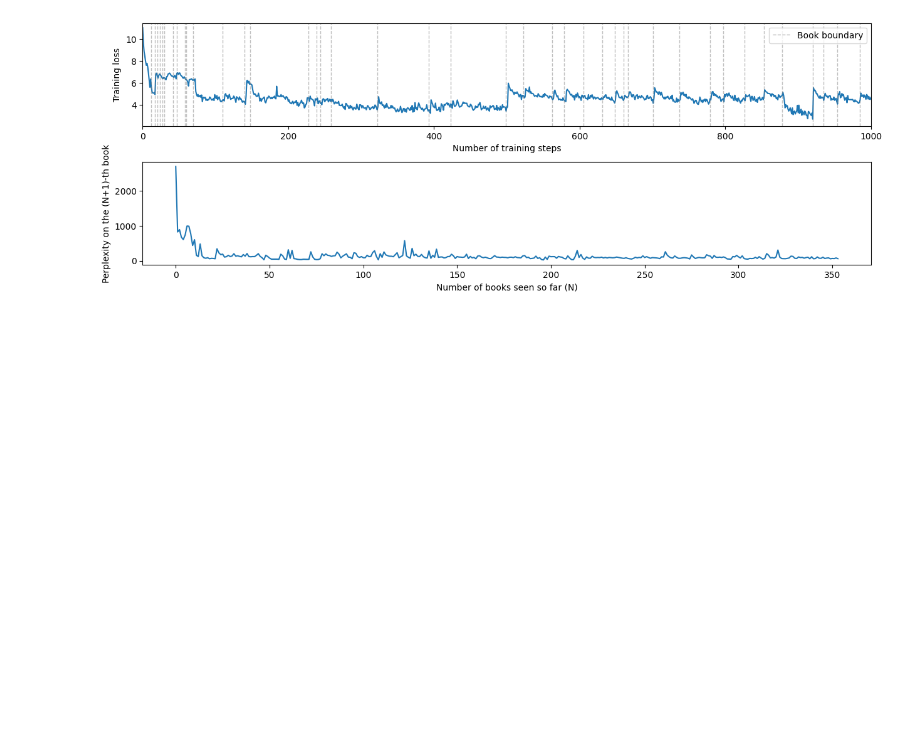
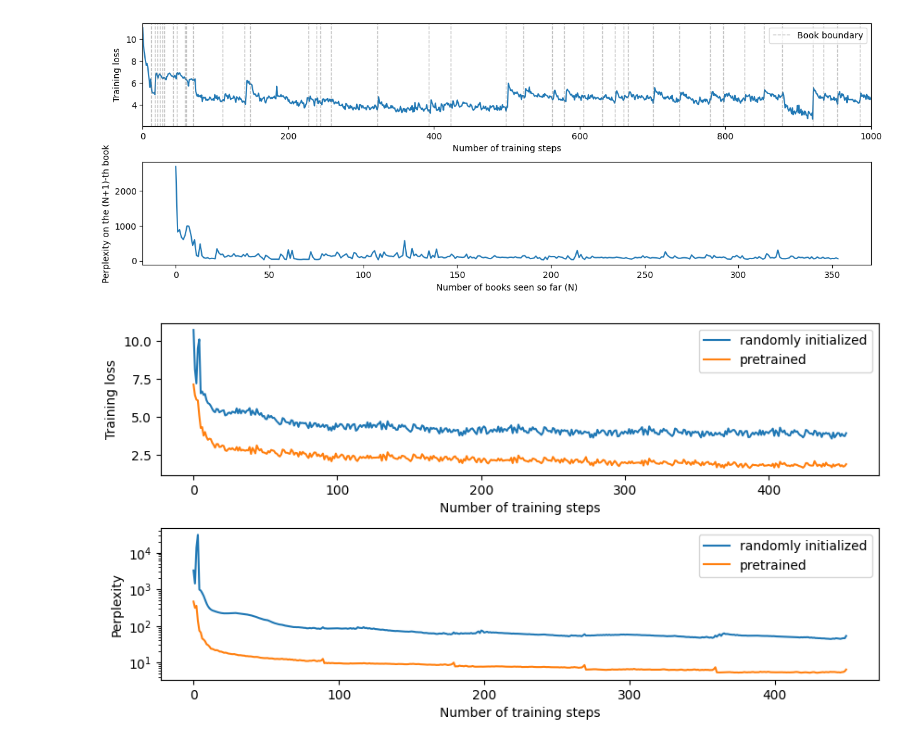
Before and after one commit to Laknath1996/RAG-exps, a Jupyter notebook: src/figures.ipynb, the cells around one changed output. Saved outputs shown, nothing was run; the diff lists cells and outputs as text; code cells hidden in the pictures; blank space fills up the shorter version.

```diff
--- a/src/figures.ipynb
+++ b/src/figures.ipynb
@@ -55,3 +55,41 @@ plt.subplots_adjust(hspace=0.35)
 plt.show()
 # %% [output]
 [figure]
+# %%
+with open('sc_results.json', 'r') as json_file:
+    results = json.load(json_file)
+
+with open('sc_pt_results.json', 'r') as json_file:
+    pt_results = json.load(json_file)
+# %%
+from matplotlib.lines import Line2D
+
+fig, axes = plt.subplots(2, 1, figsize=(10, 5))
+
+ax = axes[0]
+
+ax.plot(results['tr_loss'], label='randomly initialized')
+ax.plot(pt_results['tr_loss'], label='pretrained')
+
+ax.set_xlabel("Number of training steps")
+ax.set_ylabel("Training loss")
+
+ax.legend()
+
+ax = axes[1]
+
+ax.plot(results['perplexity'], label='randomly initialized')
+ax.plot(pt_results['perplexity'], label='pretrained')
+
+ax.set_yscale('log')
+
+ax.set_xlabel("Number of training steps")
+ax.set_ylabel("Perplexity")
+
+ax.legend()
+
+plt.subplots_adjust(hspace=0.35)
+
+plt.show()
+# %% [output]
+[figure, added]
```
Also changed, not shown: 6 other files.
